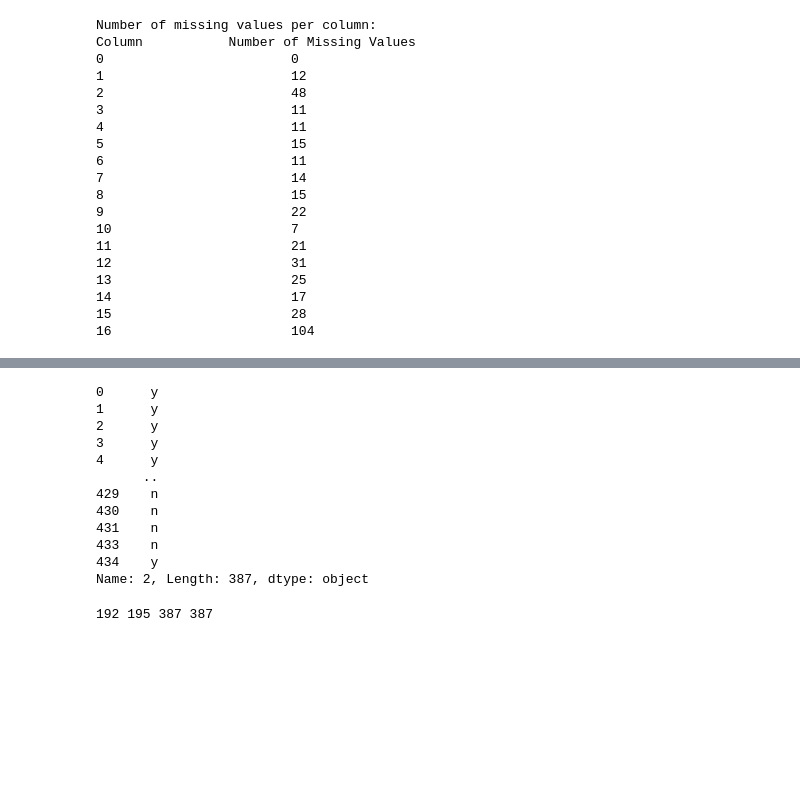
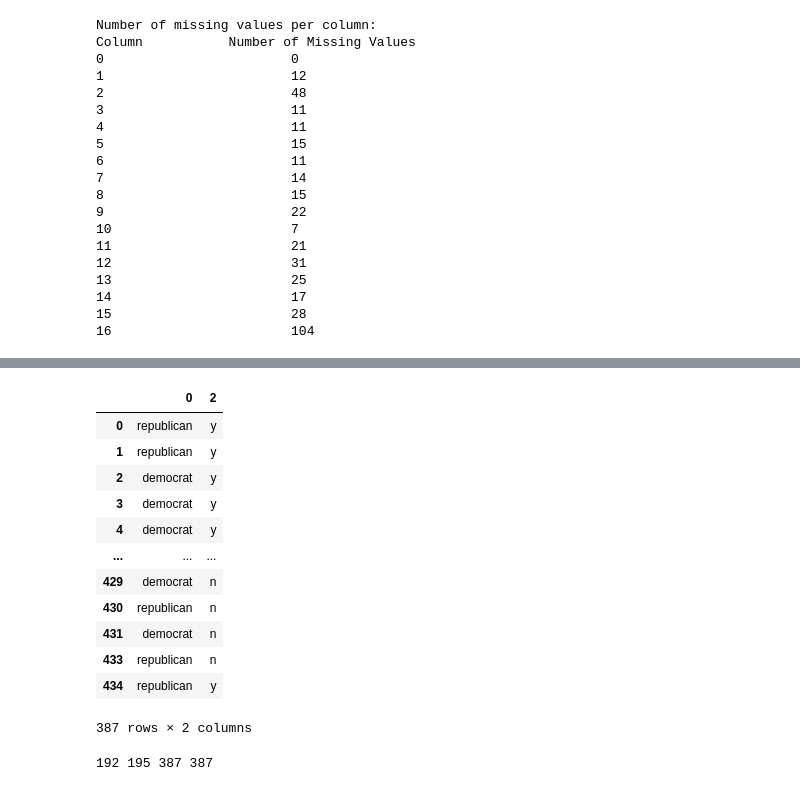
Before and after one commit to debarshibanerjee/Unsupervised_Learning-2022, a Jupyter notebook: ex01/Ex01.ipynb, the cells around one changed output, grey strips where cells are left out. Drawn from its saved outputs; the diff is of its cells as text; code cells hidden in the pictures; blank space fills up the shorter version.

```diff
--- a/ex01/Ex01.ipynb
+++ b/ex01/Ex01.ipynb
@@ -208,17 +224,18 @@ cv_df_mod = cv_df.replace('?',np.nan)
 # %%
-tmp = cv_df_mod[2].dropna()
+tmp = cv_df_mod.iloc[:,0:3:2].dropna()
 tmp
 # %% [output]
+|  | 0 | 2 |
+| 0 | republican | y |
+| 1 | republican | y |
+| 2 | democrat | y |
+| 3 | democrat | y |
+| 4 | democrat | y |
+| ... | ... | ... |
+| 429 | democrat | n |
+| 430 | republican | n |
+| 431 | democrat | n |
+| 433 | republican | n |
+| 434 | republican | y |
-0      y
-1      y
-2      y
-3      y
-4      y
-      ..
-429    n
-430    n
-431    n
-433    n
-434    y
-Name: 2, Length: 387, dtype: object
+387 rows × 2 columns
 # %%
```
Also changed, not shown: parts of 15 cells of this notebook.
